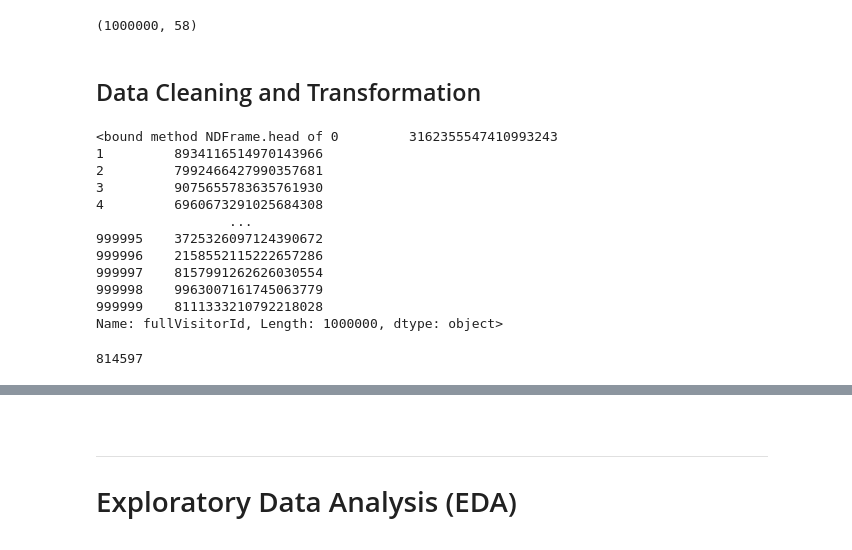
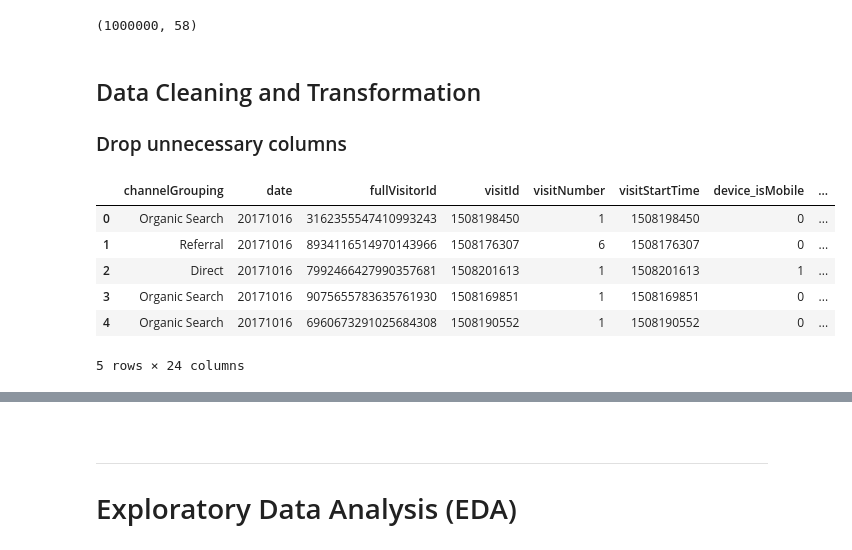
Before and after one commit to PaolaGaray/GA-CustomerRevenuePrediction, a Jupyter notebook: notebooks/data_wrangling_and_EDA.ipynb, the cells around one changed output, grey strips where cells are left out. Drawn from its saved outputs; the diff is of its cells as text; code cells hidden in the pictures.

```diff
--- a/notebooks/data_wrangling_and_EDA.ipynb
+++ b/notebooks/data_wrangling_and_EDA.ipynb
@@ -81,22 +81,34 @@ df.shape
 df.to_csv('../data/raw/readable_dataset.csv', index=False)
 # %% [markdown]
 ## Data Cleaning and Transformation
+### Drop unnecessary columns
-# %%
-df['fullVisitorId'].head
-# %% [output]
-<bound method NDFrame.head of 0         3162355547410993243
-1         8934116514970143966
-2         7992466427990357681
-3         9075655783635761930
-4         6960673291025684308
-                 ...
-999995    3725326097124390672
-999996    2158552115222657286
-999997    8157991262626030554
-999998    9963007161745063779
-999999    8111333210792218028
-Name: fullVisitorId, Length: 1000000, dtype: object>
-# %%
-df['fullVisitorId'].nunique()
-# %% [output]
-814597
+# %%
+# List of columns to drop
+drop_columns = [
+    'socialEngagementType', 'device_browser', 'device_browserVersion', 'device_browserSize',
+    'device_operatingSystem', 'device_operatingSystemVersion', 'device_mobileDeviceBranding',
+    'device_mobileDeviceModel', 'device_mobileInputSelector', 'device_mobileDeviceInfo',
+    'device_mobileDeviceMarketingName', 'device_flashVersion', 'device_language',
+    'device_screenColors', 'device_screenResolution', 'geoNetwork_region', 'geoNetwork_metro',
+    'geoNetwork_city', 'geoNetwork_cityId', 'geoNetwork_networkDomain', 'geoNetwork_latitude',
+    'geoNetwork_longitude', 'geoNetwork_networkLocation', 'totals_visits', 'trafficSource_keyword',
+    'trafficSource_adwordsClickInfo.criteriaParameters', 'trafficSource_referralPath',
+    'trafficSource_adContent', 'trafficSource_adwordsClickInfo.page',
+    'trafficSource_adwordsClickInfo.slot', 'trafficSource_adwordsClickInfo.gclId',
+    'trafficSource_adwordsClickInfo.adNetworkType', 'trafficSource_adwordsClickInfo.isVideoAd',
+    'trafficSource_campaignCode'
+]
+
+# Drop the columns
+df = df.drop(columns=drop_columns)
+
+# Display the remaining columns
+display(df.head())
+# %% [output]
+|  | channelGrouping | date | fullVisitorId | visitId | visitNumber | visitStartTime | device_isMobile | ... |
+| 0 | Organic Search | 20171016 | 3162355547410993243 | 1508198450 | 1 | 1508198450 | 0 | ... |
+| 1 | Referral | 20171016 | 8934116514970143966 | 1508176307 | 6 | 1508176307 | 0 | ... |
+| 2 | Direct | 20171016 | 7992466427990357681 | 1508201613 | 1 | 1508201613 | 1 | ... |
+| 3 | Organic Search | 20171016 | 9075655783635761930 | 1508169851 | 1 | 1508169851 | 0 | ... |
+| 4 | Organic Search | 20171016 | 6960673291025684308 | 1508190552 | 1 | 1508190552 | 0 | ... |
+5 rows × 24 columns
```
Also changed, not shown: parts of 9 cells of this notebook.
